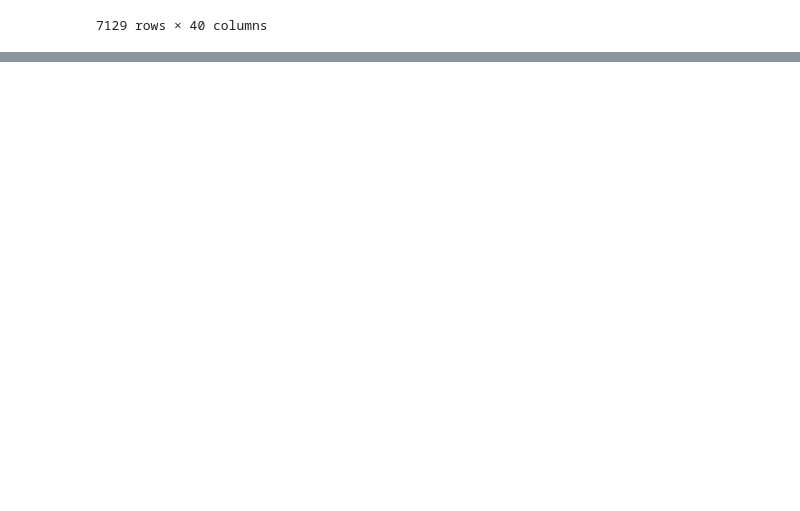
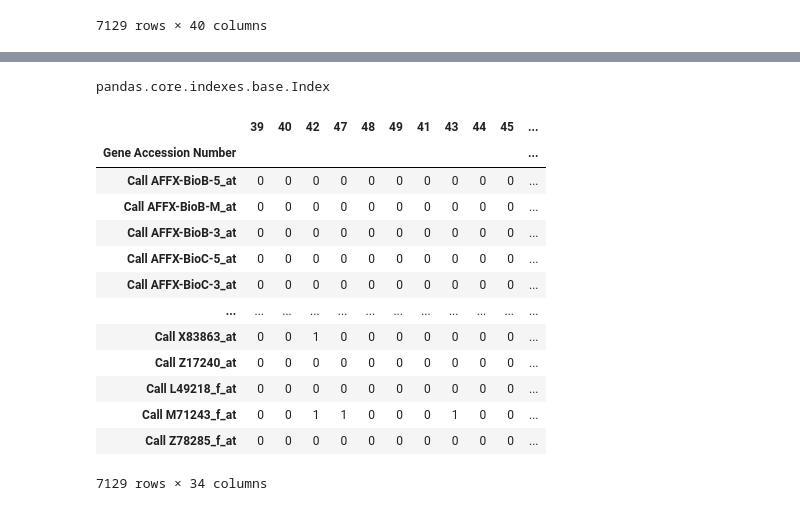
Before and after one commit to BilalAcikgoz/all-aml-classification, a Jupyter notebook: main1.ipynb, the cells around one changed output, grey strips where cells are left out. Cells and saved outputs as stored; diff of their text form; code cells hidden in the pictures; blank space fills up the shorter version.

Commit message:
preprocessing 2
id ve target değerler, patient ve cancer tipleriyle eşleştilip bir dataframe oluşturuldu.

```diff
--- a/main1.ipynb
+++ b/main1.ipynb
@@ -104,0 +115,2 @@ train_df
+# %%
+rownames = "Call " + train_df.iloc[:,1]
@@ -104,0 +152,4 @@ train_df
+# %%
+train_call_df.index = rownames
+test_call_df.index = rownames
+train_call_df.index
@@ -104,0 +166,27 @@ train_df
+# %%
+type(train_call_df.index)
+# %% [output]
+pandas.core.indexes.base.Index
+# %%
+id_train = list(train_df.columns[2:])
+id_test = list(test_df.columns[2:])
+# %%
+train_call_df.columns = id_train
+test_call_df.columns = id_test
+# %%
+test_call_df
+# %% [output]
+|  | 39 | 40 | 42 | 47 | 48 | 49 | 41 | 43 | 44 | 45 | ... |
+| Gene Accession Number |  |  |  |  |  |  |  |  |  |  | ... |
+| Call AFFX-BioB-5_at | 0 | 0 | 0 | 0 | 0 | 0 | 0 | 0 | 0 | 0 | ... |
+| Call AFFX-BioB-M_at | 0 | 0 | 0 | 0 | 0 | 0 | 0 | 0 | 0 | 0 | ... |
+| Call AFFX-BioB-3_at | 0 | 0 | 0 | 0 | 0 | 0 | 0 | 0 | 0 | 0 | ... |
+| Call AFFX-BioC-5_at | 0 | 0 | 0 | 0 | 0 | 0 | 0 | 0 | 0 | 0 | ... |
+| Call AFFX-BioC-3_at | 0 | 0 | 0 | 0 | 0 | 0 | 0 | 0 | 0 | 0 | ... |
+| ... | ... | ... | ... | ... | ... | ... | ... | ... | ... | ... | ... |
+| Call X83863_at | 0 | 0 | 1 | 0 | 0 | 0 | 0 | 0 | 0 | 0 | ... |
+| Call Z17240_at | 0 | 0 | 0 | 0 | 0 | 0 | 0 | 0 | 0 | 0 | ... |
+| Call L49218_f_at | 0 | 0 | 0 | 0 | 0 | 0 | 0 | 0 | 0 | 0 | ... |
+| Call M71243_f_at | 0 | 0 | 1 | 1 | 0 | 0 | 0 | 1 | 0 | 0 | ... |
+| Call Z78285_f_at | 0 | 0 | 0 | 0 | 0 | 0 | 0 | 0 | 0 | 0 | ... |
+7129 rows × 34 columns
```
Also changed, not shown: parts of 18 cells of this notebook.
